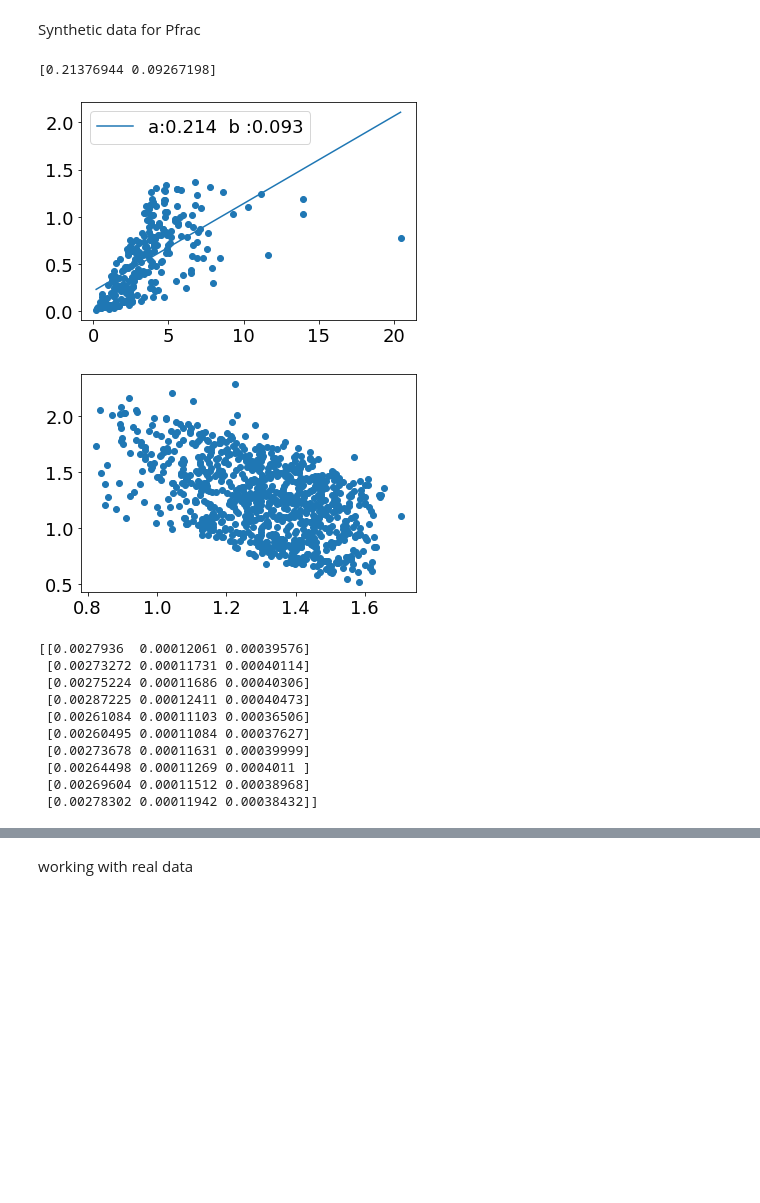
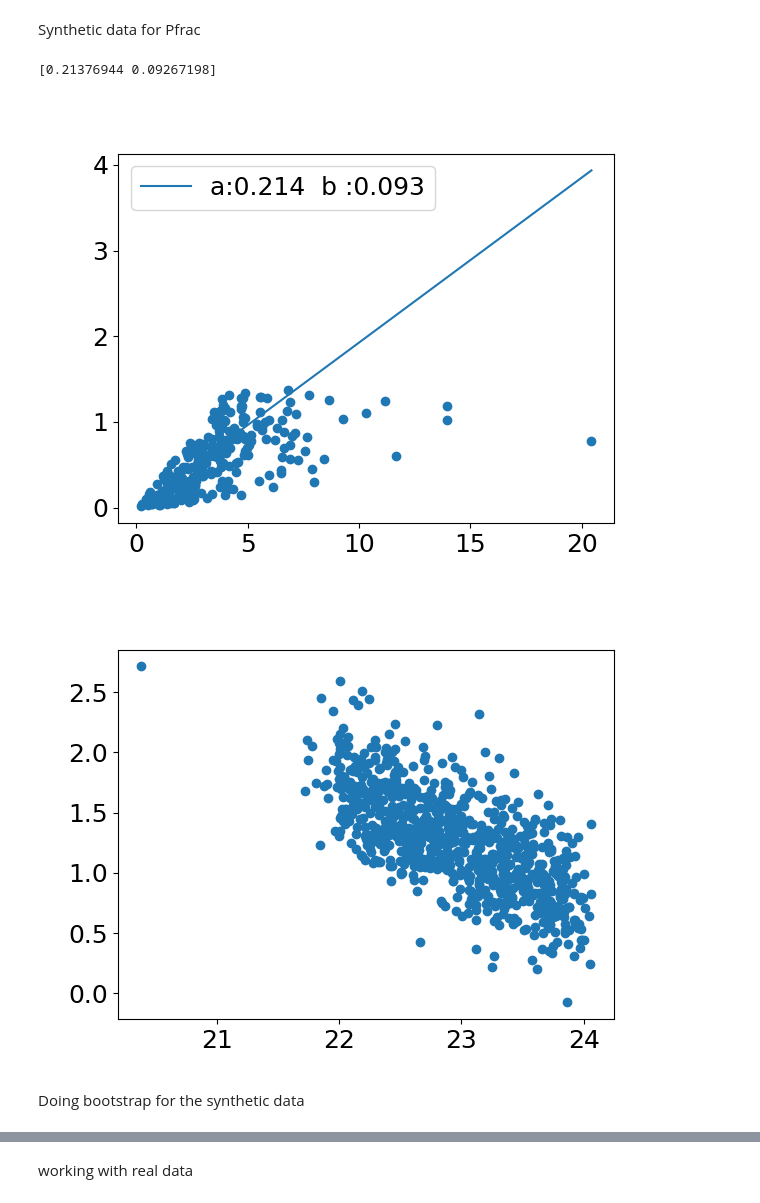
Before and after one commit to Siddharth3-14/Internship-MIT, a Jupyter notebook: bootstrap.ipynb, the cells around one changed output, grey strips where cells are left out. Saved outputs shown, nothing was run; the diff lists cells and outputs as text; code cells hidden in the pictures; blank space fills up the shorter version.

Commit message:
bootstrap fixed?

```diff
--- a/bootstrap.ipynb
+++ b/bootstrap.ipynb
@@ -438,72 +455,48 @@ p_array_ind = p_array_ind[::4]
 p_error_array_ind = p_error_array.copy()
 p_error_array_ind = p_error_array_ind[::4]
 
-
-
 p_min = np.nanmin(p_array_ind)
 p_max = np.nanmax(p_array_ind)
 p_bins = np.linspace(p_min, p_max, 150)
 
 selector = ~np.isnan(p_array_ind)
 p_array_fil = p_array_ind[selector]
 p_error_array_fil = p_error_array_ind[selector]
 
+# selector = p_array_fil < 10
+# p_array_fil = p_array_fil[selector]
+# p_error_array_fil = p_error_array_fil[selector]
+
 
 param, param_cov = curve_fit(lin_fit, p_array_fil, p_error_array_fil)
-FitFunc = lin_fit(p_bins,param[0],param[1])
+FitFunc = lin_fit(p_bins,0,param[1]+0.1)
 print(param)
-
+plt.figure()
 plt.scatter(p_array_fil, p_error_array_fil)
 plt.plot(p_bins,FitFunc,label='a:{a:.3f}{linebreak}b :{b:.3f}'.format(linebreak='  ',a =param[0],b=param[1]))
 plt.legend()
 plt.show()
 
 syn_s= syn_s_temp + syn_s_error
 syn_nh2 = syn_nh2_temp + syn_nh2_error
-syn_p_temp = 1e14*((syn_s)**(-1))*((syn_nh2)**(-0.5))
-syn_p_error = syn_p_temp*param[1] + param[0]
+
+syn_s_power = np.random.normal(-1,0.01,syn_s.shape[0])
+syn_nh2_power = np.random.normal(-0.5,0.01,syn_s.shape[0])
+
+syn_p_temp = 1e14*((syn_s)**(syn_s_power))*((syn_nh2)**(syn_nh2_power))
+syn_p_error = syn_p_temp*(param[1]+0.1) + 0.093
 syn_p = syn_p_temp+syn_p_error
 
 log_s = np.log10(syn_s)
 log_nh2 = np.log10(syn_nh2)
 log_p = np.log10(syn_p)
 
-plt.scatter(log_s,log_p)
+plt.figure()
+plt.scatter(log_nh2,log_p)
 plt.show()
-
-log_s = np.log10(syn_s)
-log_nh2 = np.log10(syn_nh2)
-log_p = np.log10(syn_p)
-
-df_log = pd.DataFrame({'logp': log_p,'logs':log_s,'lognh2':log_nh2})
-df_log = df_log.dropna()
-
-def DoubleParamFunc(X, a, b, c):
-    x,y = X
-    return a + b*x + c*y
-
-def curve_fitting(x):
-    param, param_cov = curve_fit(DoubleParamFunc,(x[:,2],x[:,1]),x[:,0])
-    # return param
-    return np.sqrt(np.diag(param_cov))
-
-
-bootarr = np.array(df_log)
-
-
-bootresult = bootstrap(bootarr,10,bootfunc=curve_fitting)
-print(bootresult)
 # %% [output]
 [0.21376944 0.09267198]
-[figure, old version]
+[figure, new version]
-[figure, old version]
+[figure, new version]
-[[0.0027936  0.00012061 0.00039576]
- [0.00273272 0.00011731 0.00040114]
- [0.00275224 0.00011686 0.00040306]
- [0.00287225 0.00012411 0.00040473]
- [0.00261084 0.00011103 0.00036506]
- [0.00260495 0.00011084 0.00037627]
- [0.00273678 0.00011631 0.00039999]
- [0.00264498 0.00011269 0.0004011 ]
- [0.00269604 0.00011512 0.00038968]
- [0.00278302 0.00011942 0.00038432]]
+# %% [markdown]
+Doing bootstrap for the synthetic data
```
Also changed, not shown: parts of 10 cells of this notebook, 1 other file.
